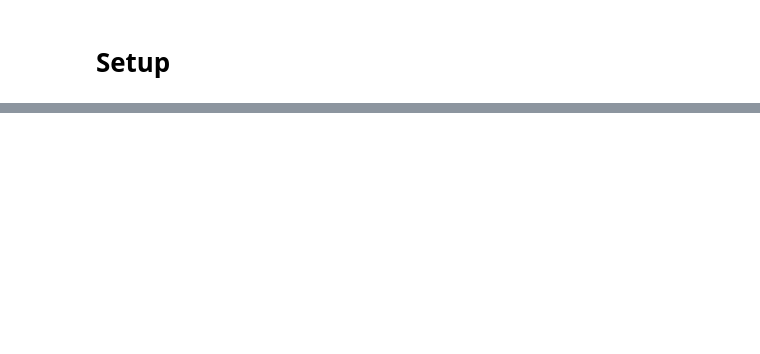
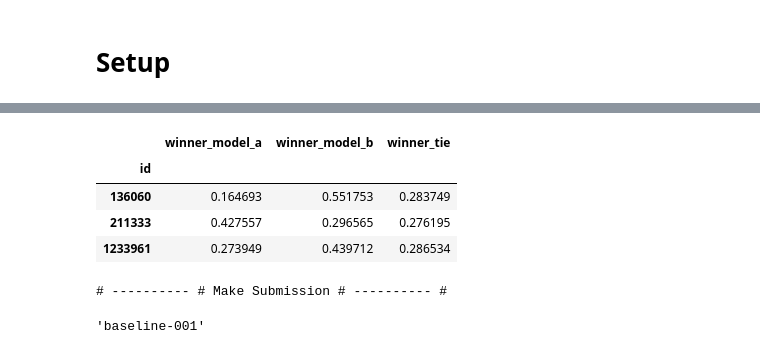
Before and after one commit to daichisaito-cs/LMSYS, a Jupyter notebook: LMSYS_v2.ipynb, the cells around one changed output, grey strips where cells are left out. Drawn from its saved outputs; the diff is of its cells as text; code cells hidden in the pictures; blank space fills up the shorter version.

Commit message:
Colab を使用して作成されました

```diff
--- a/LMSYS_v2.ipynb
+++ b/LMSYS_v2.ipynb
@@ -67,0 +573,21 @@ drive  input  sample_data
+# %%
+out = pd.DataFrame(preds, index=df.id, columns=train.columns[-3:])
+display(out.head())
+# %% [output]
+|  | winner_model_a | winner_model_b | winner_tie |
+| id |  |  |  |
+| 136060 | 0.164693 | 0.551753 | 0.283749 |
+| 211333 | 0.427557 | 0.296565 | 0.276195 |
+| 1233961 | 0.273949 | 0.439712 | 0.286534 |
+# %%
+# make submission
+print("# ---------- # Make Submission # ---------- #")
+filename = Config.name + ".csv" if COLAB else "submission.csv"
+
+out.to_csv(os.path.join(SUBMISSION, filename), index=False)
+# %% [output]
+# ---------- # Make Submission # ---------- #
+# %%
+Config.name
+# %% [output]
+'baseline-001'
```
Also changed, not shown: parts of 46 cells of this notebook.
